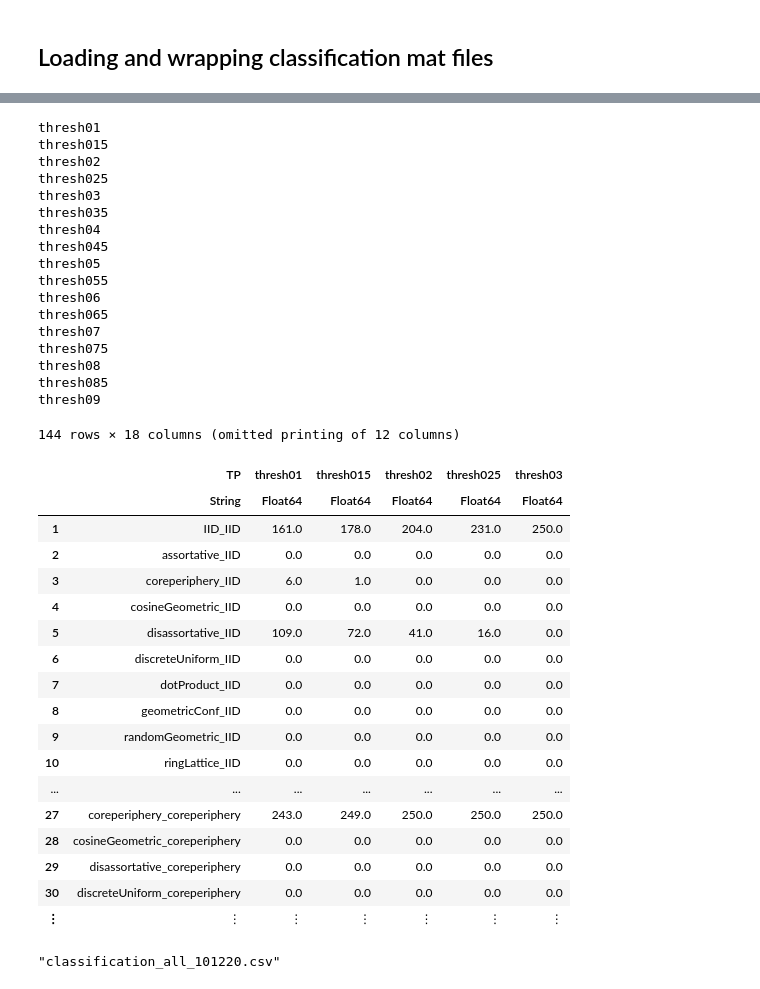
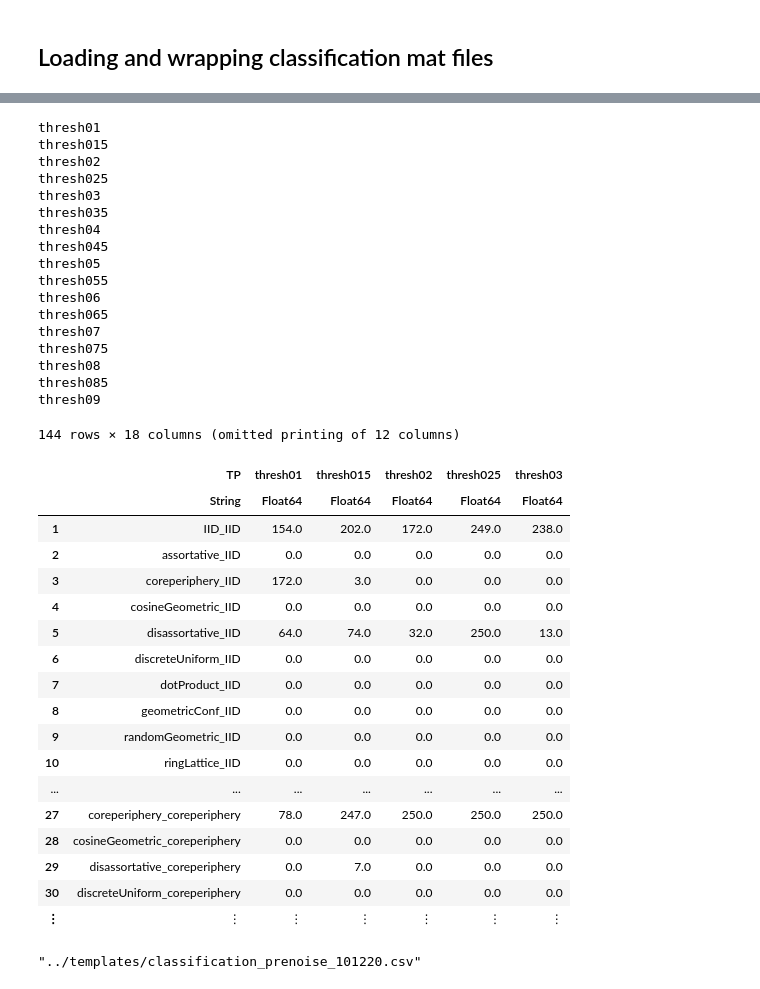
Before and after one commit to asizemore/Noise_and_TDA, a Jupyter notebook: code/write_data_to_supplement.ipynb, the cells around one changed output, grey strips where cells are left out. Drawn from its saved outputs; the diff is of its cells as text; code cells hidden in the pictures.

```diff
--- a/code/write_data_to_supplement.ipynb
+++ b/code/write_data_to_supplement.ipynb
@@ -266,5 +245,10 @@ model_names = ["IID","assortative","coreperiphery", "cosineGeometric","disassort
 mat_dir = "../processed_data/classification/"
 mat_files = readdir(mat_dir)
 mat_files = filter(x -> occursin(".mat",x), mat_files)
+
+experiment = "prenoise"
+mat_files = filter(x-> occursin(experiment,x), mat_files)
+mat_files = filter(x-> !occursin("NO",x), mat_files)
+mat_files = filter(x-> !occursin("Rand",x), mat_files)
 # %% [output]
 17-element Array{String,1}:
@@ -400,52 +298,67 @@ df3 = DataFrame(TP = df2.truePredicted)
 # %%
+# Write the first to df3, then repeat
+
+mat1 = matread("$(mat_dir)/$(mat_files[1])")
+mat1["C"]
+col_names = ["$(a)_$(b)" for a in model_names for b in model_names]
+df = DataFrame(mat1["C"])
+rename!(df,Symbol.(model_names))
+df.true_class = model_names
+df2 = stack(df,1:12)
+rename!(df2, [:trueClass, :predictedClass, :accuracy])
+df2.truePredicted = ["$(b)_$(a)" for a in model_names for b in model_names]
+
+# Get the two vectors we care about
+df3 = DataFrame(TP = df2.truePredicted)
+
 # repeat
 
 for mat_file in mat_files
     mat = matread("$(mat_dir)/$(mat_file)")["C"]
     thresh = "thresh$(replace(split(split(mat_file, ".mat")[1], "_")[3], "."=>""))"
     df = stack(DataFrame(mat),1:12)
     println(thresh)
     df3[!, thresh] = df.value
 end
 df3
 # %% [output]
 thresh01
 thresh015
 thresh02
 thresh025
 thresh03
 thresh035
 thresh04
 thresh045
 thresh05
 thresh055
 thresh06
 thresh065
 thresh07
 thresh075
 thresh08
 thresh085
 thresh09
 144 rows × 18 columns (omitted printing of 12 columns)
 |  | TP | thresh01 | thresh015 | thresh02 | thresh025 | thresh03 |
 |  | String | Float64 | Float64 | Float64 | Float64 | Float64 |
-| 1 | IID_IID | 161.0 | 178.0 | 204.0 | 231.0 | 250.0 |
+| 1 | IID_IID | 154.0 | 202.0 | 172.0 | 249.0 | 238.0 |
 | 2 | assortative_IID | 0.0 | 0.0 | 0.0 | 0.0 | 0.0 |
-| 3 | coreperiphery_IID | 6.0 | 1.0 | 0.0 | 0.0 | 0.0 |
+| 3 | coreperiphery_IID | 172.0 | 3.0 | 0.0 | 0.0 | 0.0 |
 | 4 | cosineGeometric_IID | 0.0 | 0.0 | 0.0 | 0.0 | 0.0 |
-| 5 | disassortative_IID | 109.0 | 72.0 | 41.0 | 16.0 | 0.0 |
+| 5 | disassortative_IID | 64.0 | 74.0 | 32.0 | 250.0 | 13.0 |
 | 6 | discreteUniform_IID | 0.0 | 0.0 | 0.0 | 0.0 | 0.0 |
 | 7 | dotProduct_IID | 0.0 | 0.0 | 0.0 | 0.0 | 0.0 |
 | 8 | geometricConf_IID | 0.0 | 0.0 | 0.0 | 0.0 | 0.0 |
 | 9 | randomGeometric_IID | 0.0 | 0.0 | 0.0 | 0.0 | 0.0 |
 | 10 | ringLattice_IID | 0.0 | 0.0 | 0.0 | 0.0 | 0.0 |
 | ... | ... | ... | ... | ... | ... | ... |
-| 27 | coreperiphery_coreperiphery | 243.0 | 249.0 | 250.0 | 250.0 | 250.0 |
+| 27 | coreperiphery_coreperiphery | 78.0 | 247.0 | 250.0 | 250.0 | 250.0 |
 | 28 | cosineGeometric_coreperiphery | 0.0 | 0.0 | 0.0 | 0.0 | 0.0 |
-| 29 | disassortative_coreperiphery | 0.0 | 0.0 | 0.0 | 0.0 | 0.0 |
+| 29 | disassortative_coreperiphery | 0.0 | 7.0 | 0.0 | 0.0 | 0.0 |
 | 30 | discreteUniform_coreperiphery | 0.0 | 0.0 | 0.0 | 0.0 | 0.0 |
 | ⋮ | ⋮ | ⋮ | ⋮ | ⋮ | ⋮ | ⋮ |
 # %%
-CSV.write("classification_all_101220.csv",df3)
+CSV.write("../templates/classification_prenoise_101220.csv",df3)
 # %% [output]
-"classification_all_101220.csv"
+"../templates/classification_prenoise_101220.csv"
```
Also changed, not shown: parts of 13 cells of this notebook.
